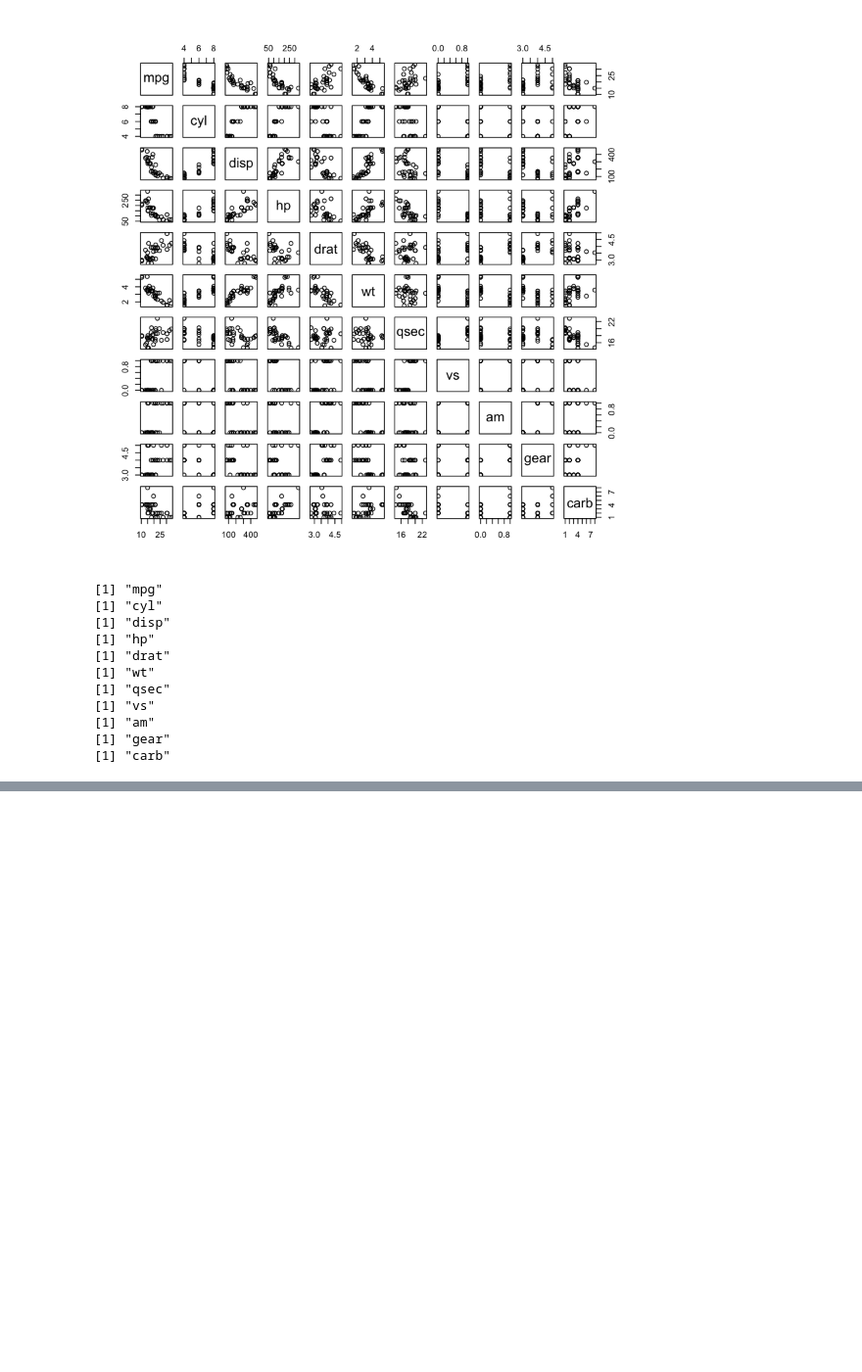
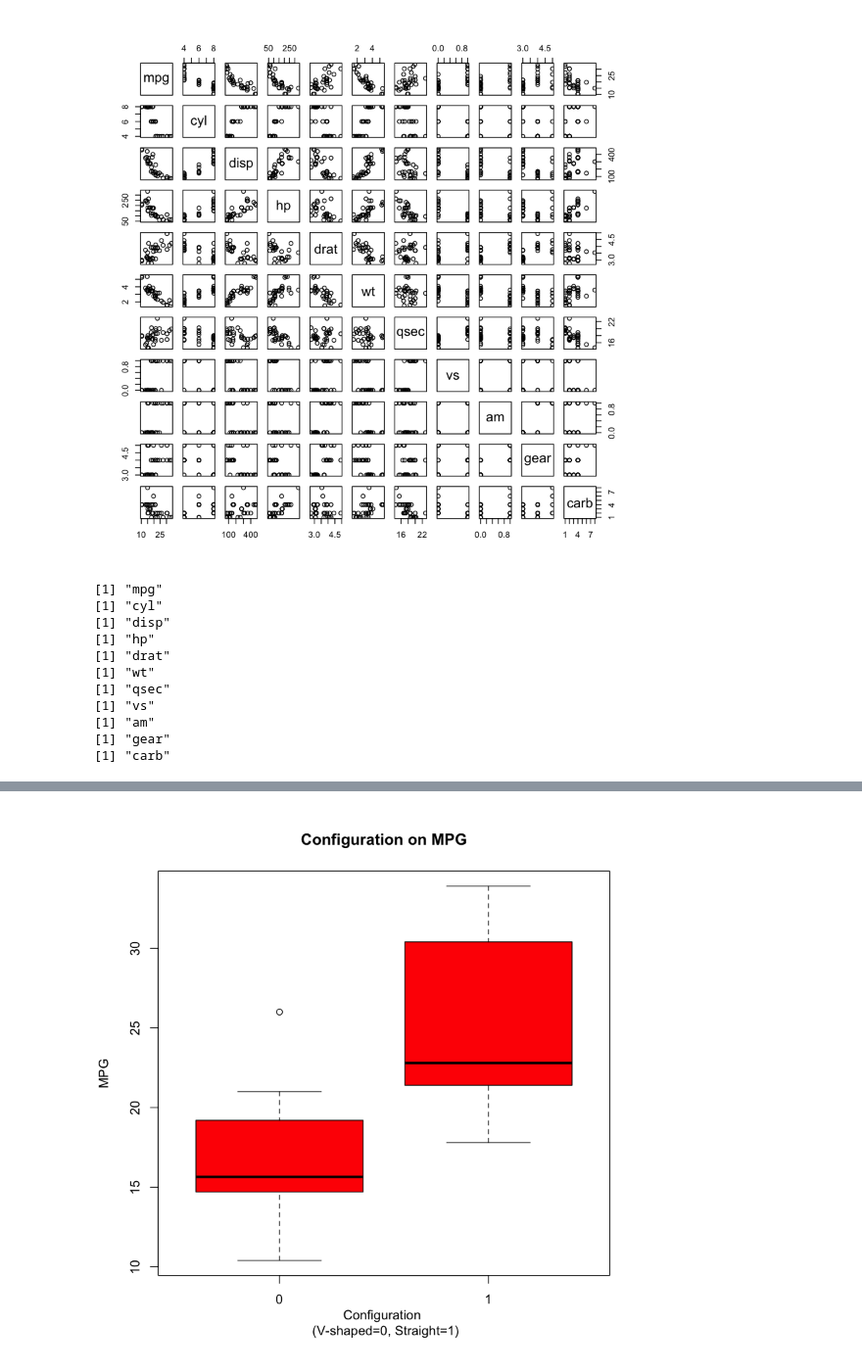
Before and after one commit to edkrueger/r-regression-labs, a Jupyter notebook: mtcars.ipynb, the cells around one changed output, grey strips where cells are left out. Shown: that part at 98% size. Cells and saved outputs as stored; diff of their text form; code cells hidden in the pictures; blank space fills up the shorter version.

```diff
--- a/mtcars.ipynb
+++ b/mtcars.ipynb
@@ -125,0 +158,12 @@ for (name in names(mtcars)){
+# %%
+# make a boxplot of engine configuration on MPG
+boxplot(
+    mpg ~ vs,
+    data=mtcars,
+    col="red",
+    xlab="Configuration \n (V-shaped=0, Straight=1)",
+    ylab="MPG",
+    main = "Configuration on MPG"
+)
+# %% [output]
+[figure, added]
```
Also changed, not shown: parts of 6 cells of this notebook.
